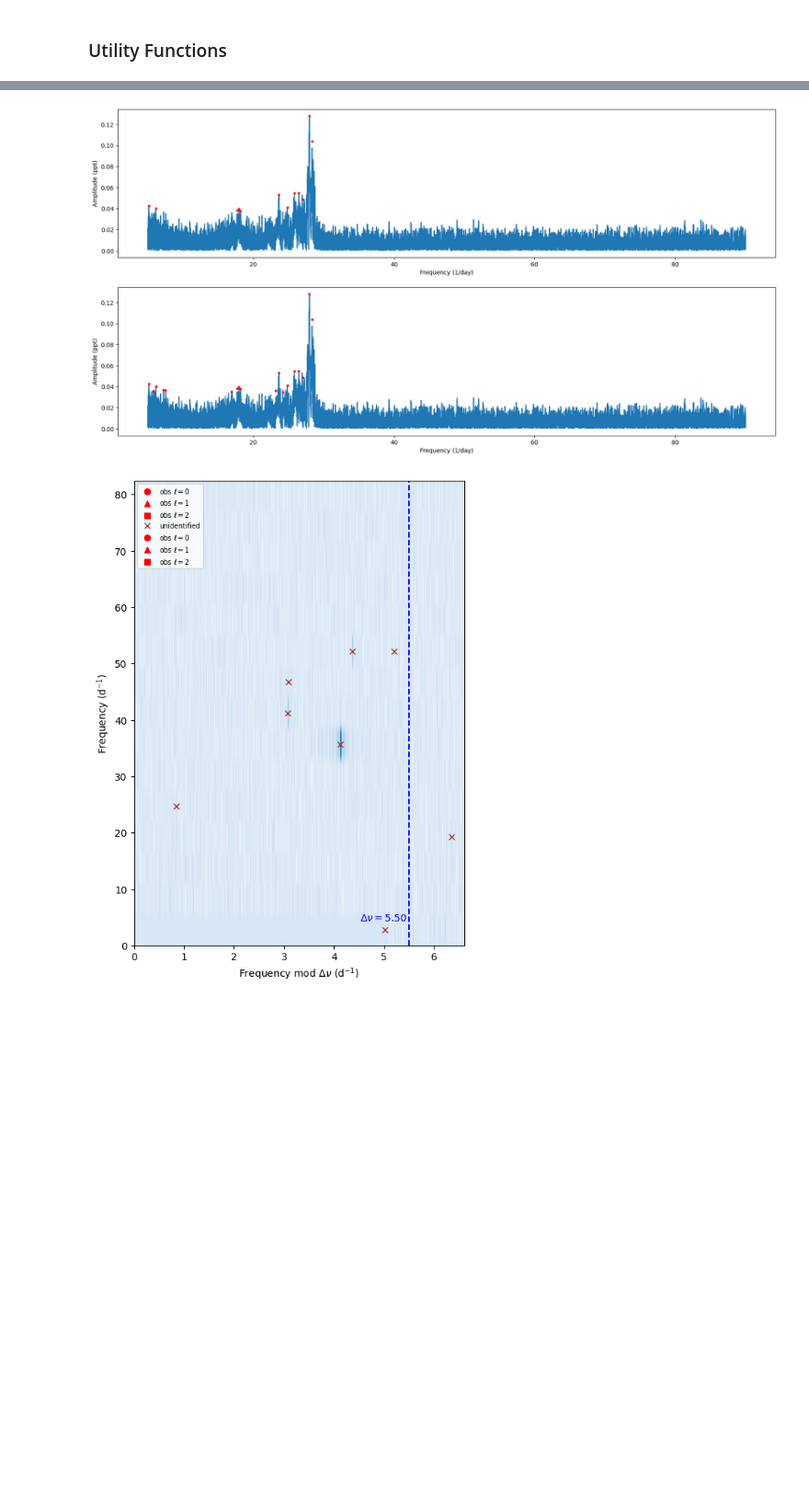
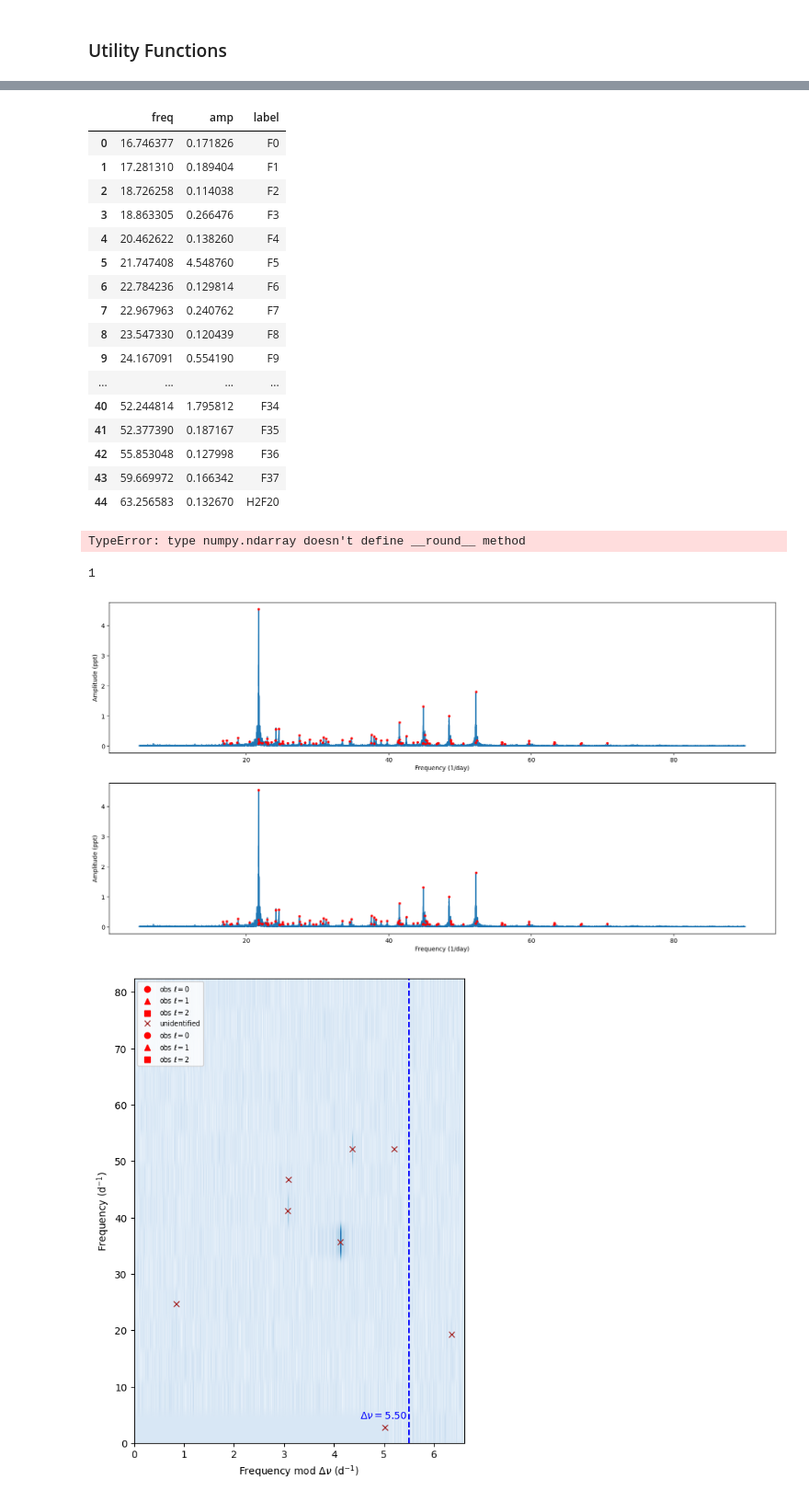
Before and after one commit to gautam-404/PreWhitener, a Jupyter notebook: comp.ipynb, the cells around one changed output, grey strips where cells are left out. Shown: that part at 92% size. Drawn from its saved outputs; the diff is of its cells as text; code cells hidden in the pictures; blank space fills up the shorter version.

```diff
--- a/comp.ipynb
+++ b/comp.ipynb
@@ -547,3 +645,46 @@ print(time_taken_1, time_taken_2)
+# %%
+def harmonics_check(df, harmonic_tolerance=0.01):
+    df = df.sort_values(by='freq', ascending=True)
+    df = df.reset_index(drop=True)
+    harmonic_idx = []
+    for i in range(len(df)-1):
+        for j in range(i+1, len(df)):
+            ratio = df.iloc[j]['freq']/df.iloc[i]['freq']
+            closest_integer = round(ratio)
+            if abs(ratio-closest_integer) < harmonic_tolerance and closest_integer > 1:
+                df.loc[j, 'label'] = f'H{closest_integer}F{i}'
+                harmonic_idx.append(j)
+    base_idx = ~df.index.isin(harmonic_idx)
+    df.loc[base_idx, 'label'] = [f'F{i}' for i in range(0, sum(base_idx))]
+    return df
+
+harmonics_check(freq_amp, harmonic_tolerance=0.01)
+# %% [output]
+|  | freq | amp | label |
+| 0 | 16.746377 | 0.171826 | F0 |
+| 1 | 17.281310 | 0.189404 | F1 |
+| 2 | 18.726258 | 0.114038 | F2 |
+| 3 | 18.863305 | 0.266476 | F3 |
+| 4 | 20.462622 | 0.138260 | F4 |
+| 5 | 21.747408 | 4.548760 | F5 |
+| 6 | 22.784236 | 0.129814 | F6 |
+| 7 | 22.967963 | 0.240762 | F7 |
+| 8 | 23.547330 | 0.120439 | F8 |
+| 9 | 24.167091 | 0.554190 | F9 |
+| ... | ... | ... | ... |
+| 40 | 52.244814 | 1.795812 | F34 |
+| 41 | 52.377390 | 0.187167 | F35 |
+| 42 | 55.853048 | 0.127998 | F36 |
+| 43 | 59.669972 | 0.166342 | F37 |
+| 44 | 63.256583 | 0.132670 | H2F20 |
+# %%
+peak_freqs1/peak_freqs1[0] - round(peak_freqs1/peak_freqs1[0])
+# %% [output]
+TypeError: type numpy.ndarray doesn't define __round__ method
+# %%
+round(1.49)
+# %% [output]
+1
 # %%
 # Plot the final periodogram after pre-whitening
 freqs, amps = amp_spectrum(t=t, y=flux, fmin=5, fmax=90, nyq_mult=1, oversample_factor=5)
@@ -553,13 +694,15 @@ plt.title("Lomb-Scargle Periodogram with peaks")
 
 ax1 = plt.subplot(2, 1, 1)
 ax1.plot(freqs, amps, zorder=1)
-ax1.scatter(peak_freqs1, peak_amps1, s=10, color='red', zorder=2)
+ax1.scatter(peak_freqs2, peak_amps2, s=10, color='red', zorder=2)
 ax1.set_xlabel("Frequency (1/day)")
 ax1.set_ylabel("Amplitude (ppt)")
 # ax1.set_xlim(0, 70)
 # ax1.set_xlim(20, 30)
 # ax1.set_xlim(5, 15)
 # ax1.set_xlim(25, 60)
+# ax1.set_xlim(70.68-0.037,70.68+0.037)
+# ax1.set_ylim(0,0.3)
 
 ax2 = plt.subplot(2, 1, 2)
 ax2.plot(freqs, amps, zorder=1)
@@ -571,7 +714,7 @@ ax2.set_ylim(ax1.get_ylim())
 
 plt.show()
 # %% [output]
-[figure, old version]
+[figure, new version]
 # %%
 dtypes = {'ID': 'str', 'f_obs': 'float', 'a_obs': 'float', 'n_obs': 'int', 'l_obs': 'int', 'm_obs': 'int'}
 # ids1 = pd.read_csv(f"stars/HD23642_revised_ids_all3.csv", delim_whitespace=True, dtype=dtypes)
```
Also changed, not shown: parts of 9 cells of this notebook, 4 other files.
